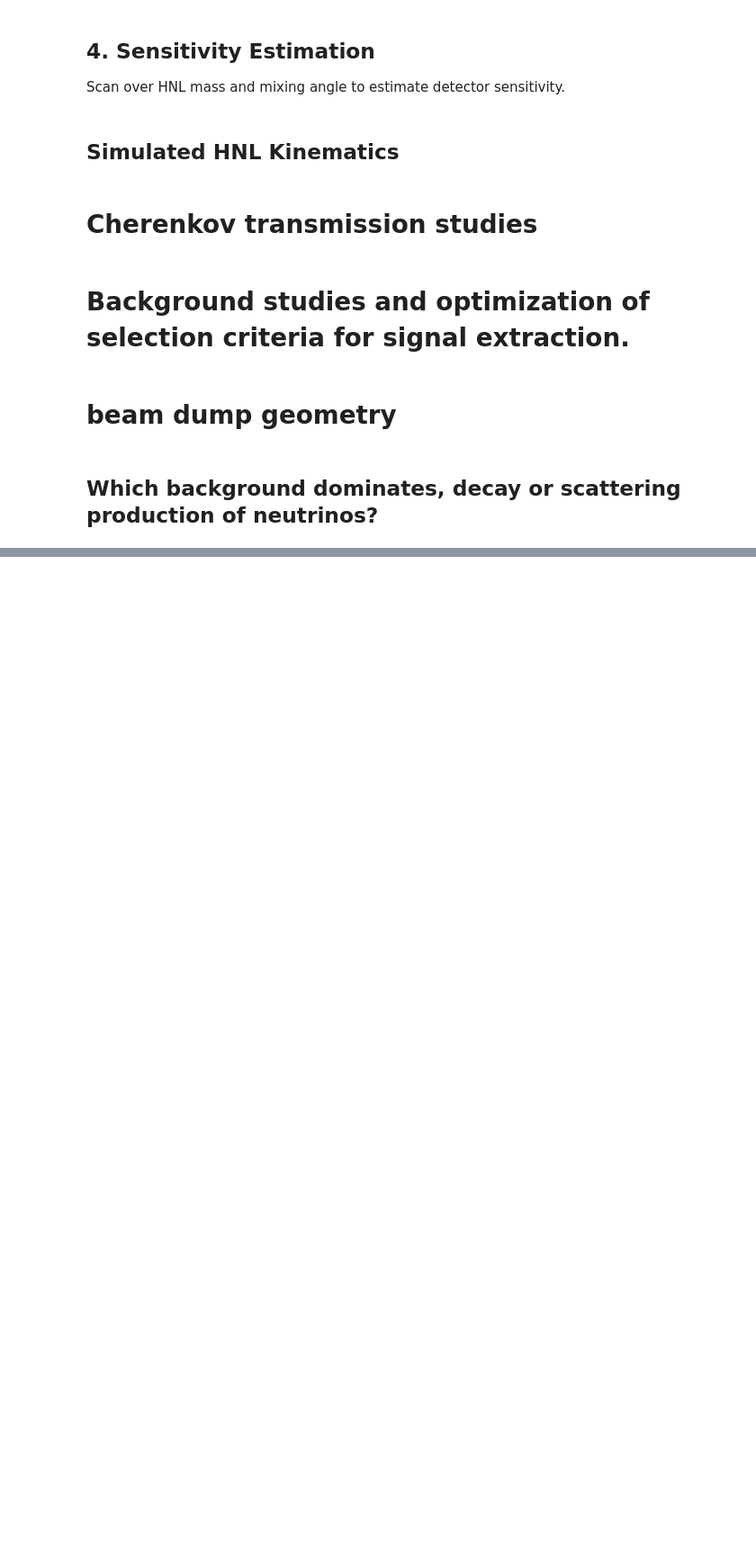
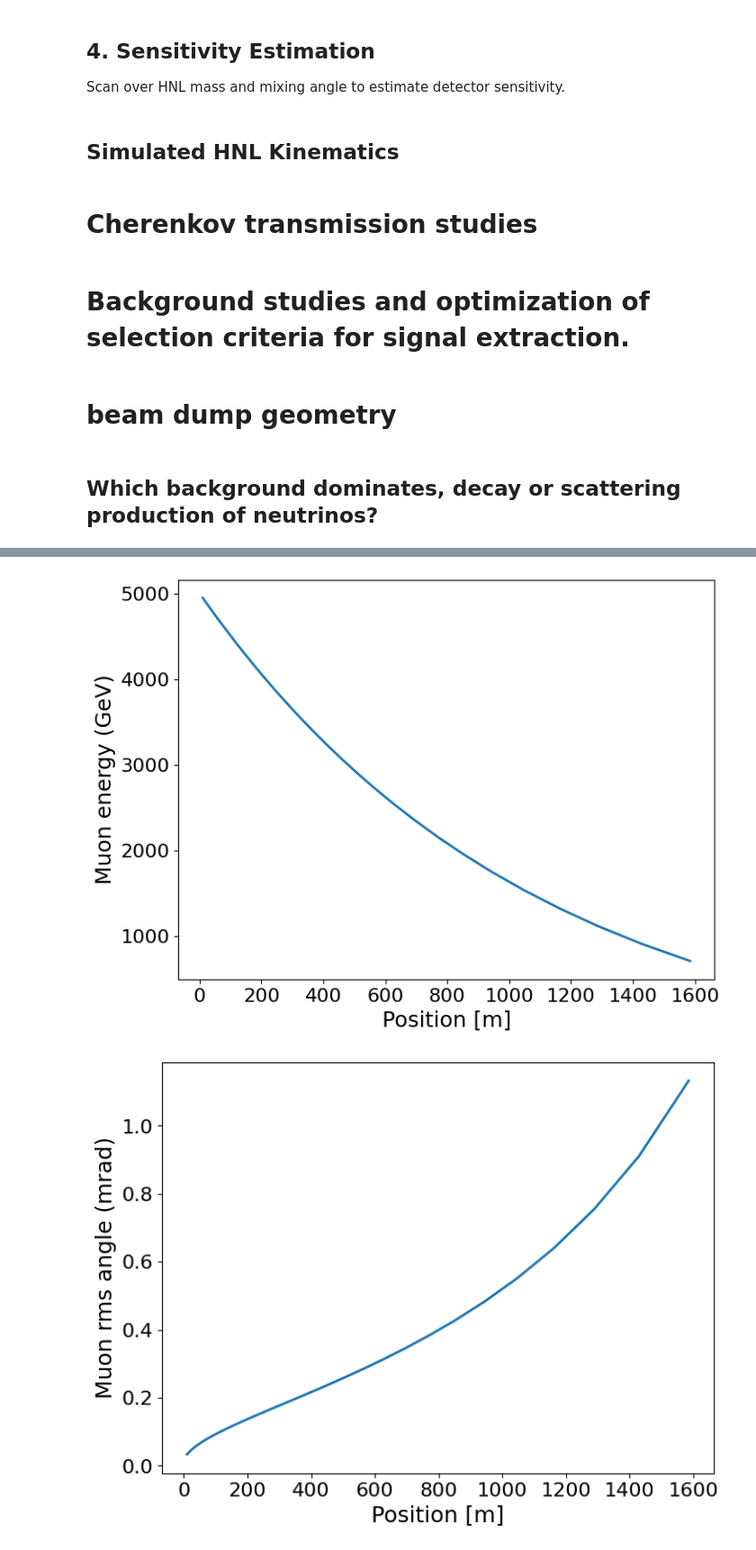
Before and after one commit to nickkamp1/NeutrinoFactoryHNL, a Jupyter notebook: BalloonSandbox.ipynb, the cells around one changed output, grey strips where cells are left out. Shown at 90% size. Cells and saved outputs as stored; diff of their text form; code cells hidden in the pictures; blank space fills up the shorter version.

```diff
--- a/BalloonSandbox.ipynb
+++ b/BalloonSandbox.ipynb
@@ -609,9 +615,6 @@ def P_scat(L,E_mu_init):
     return quad(scatter_integrand,0,L,args=E_mu_init)[0]
     #return 0.68e-38*n_earth * (E_mu_init * L - 1e-3 * L**2)
 
-def mcs_angle(L,E_mu_init):
-    X0 = 26.5 # g/cm^2 for rock
-    x = L * 2.65  # g/cm^2
-    return 0.0136 * np.sqrt(x/X0) * (1 + 0.038 * np.log(x/X0)) / E_mu_init
+s_table,mcs_table = muon_mcs_table(E_mu_initial=geom.E_mu, L_dump_m=geom.L_target)
 # %%
 E_mu_init_range = np.logspace(2,5,50)
@@ -647,13 +654,16 @@ plt.show()
 # %%
-plt.plot(L_range*1e-2,muon_energy_in_earth(5000,L_range*1e-2))
+plt.plot(L_range,muon_energy_in_earth(5000,L_range))
 plt.xlabel("Position [m]")
 plt.ylabel("Muon energy (GeV)")
 plt.show()
 
-plt.plot(L_range*1e-2,mcs_angle(L_range,5000)*1e3)
+plt.plot(L_range,get_mcs_at_depths(s_table,mcs_table,L_range)*1e3)
 plt.xlabel("Position [m]")
 plt.ylabel("Muon rms angle (mrad)")
 plt.show()
+# %% [output]
+[figure, added]
+[figure, added]
 # %%
 geom = HNLFluxGeometry(
         E_mu=5000,
```
Also changed, not shown: parts of 6 cells of this notebook, 5 other files.
